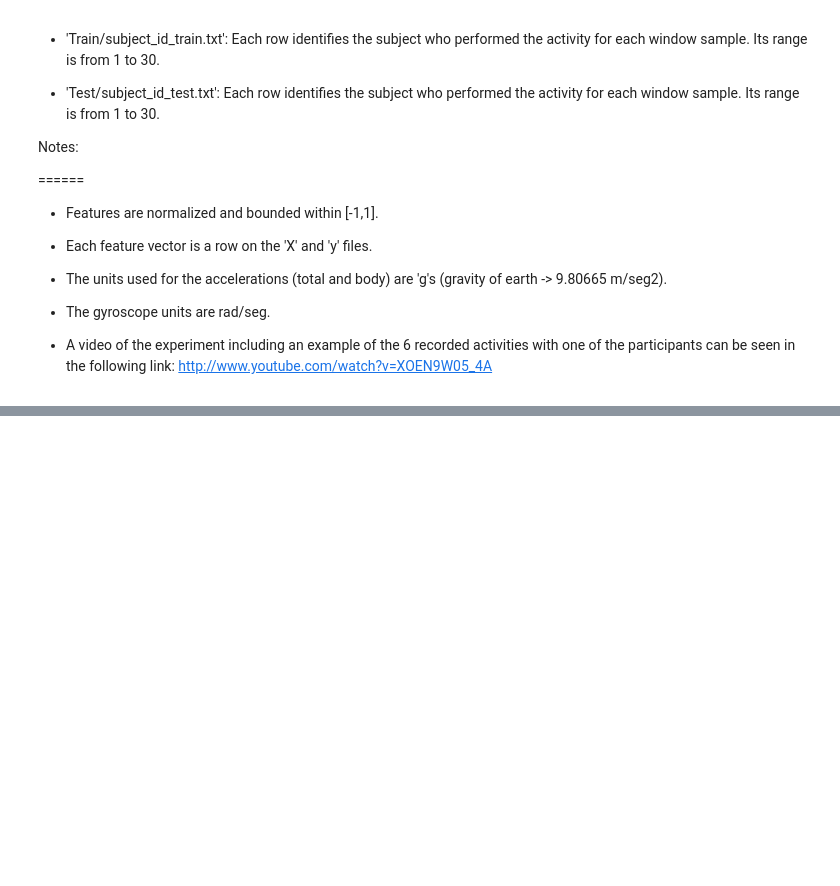
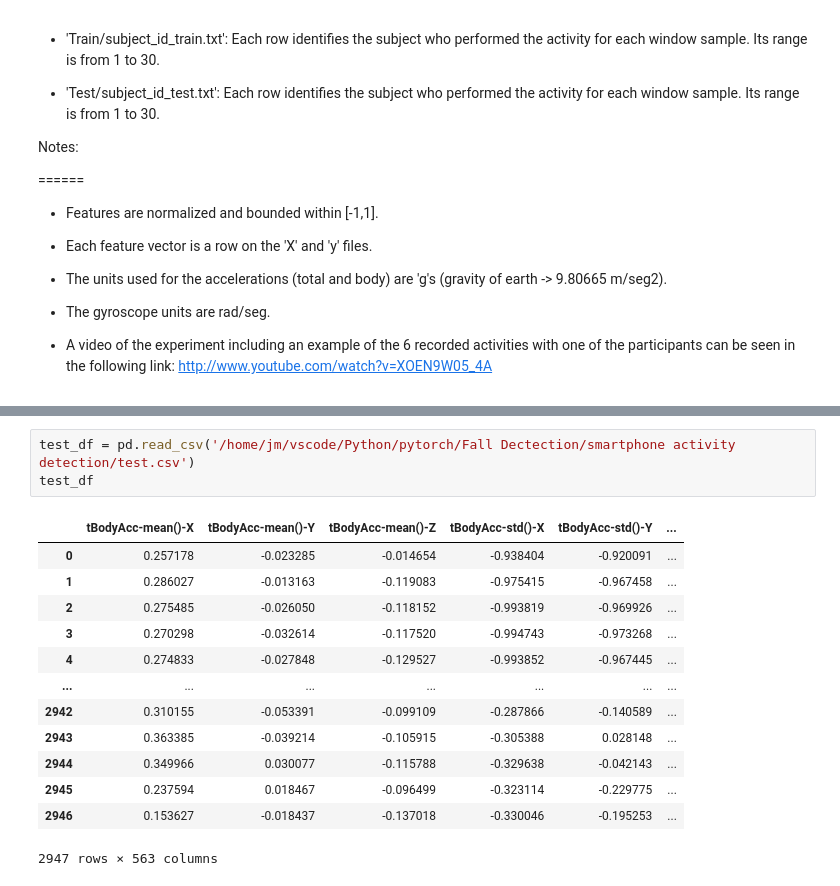
Before and after one commit to johnymeng/imed, a Jupyter notebook: Fall Dectection/smartphone_postural_15.ipynb, the cells around one changed output, grey strips where cells are left out. Saved outputs shown, nothing was run; the diff lists cells and outputs as text; blank space fills up the shorter version.

Commit message:
processing smartphone postural data

```diff
--- a/Fall Dectection/smartphone_postural_15.ipynb
+++ b/Fall Dectection/smartphone_postural_15.ipynb
@@ -110,0 +122,17 @@ Notes:
+# %%
+test_df = pd.read_csv('/home/jm/vscode/Python/pytorch/Fall Dectection/smartphone activity detection/test.csv')
+test_df
+# %% [output]
+|  | tBodyAcc-mean()-X | tBodyAcc-mean()-Y | tBodyAcc-mean()-Z | tBodyAcc-std()-X | tBodyAcc-std()-Y | ... |
+| 0 | 0.257178 | -0.023285 | -0.014654 | -0.938404 | -0.920091 | ... |
+| 1 | 0.286027 | -0.013163 | -0.119083 | -0.975415 | -0.967458 | ... |
+| 2 | 0.275485 | -0.026050 | -0.118152 | -0.993819 | -0.969926 | ... |
+| 3 | 0.270298 | -0.032614 | -0.117520 | -0.994743 | -0.973268 | ... |
+| 4 | 0.274833 | -0.027848 | -0.129527 | -0.993852 | -0.967445 | ... |
+| ... | ... | ... | ... | ... | ... | ... |
+| 2942 | 0.310155 | -0.053391 | -0.099109 | -0.287866 | -0.140589 | ... |
+| 2943 | 0.363385 | -0.039214 | -0.105915 | -0.305388 | 0.028148 | ... |
+| 2944 | 0.349966 | 0.030077 | -0.115788 | -0.329638 | -0.042143 | ... |
+| 2945 | 0.237594 | 0.018467 | -0.096499 | -0.323114 | -0.229775 | ... |
+| 2946 | 0.153627 | -0.018437 | -0.137018 | -0.330046 | -0.195253 | ... |
+2947 rows × 563 columns
```
Also changed, not shown: parts of 5 cells of this notebook.
